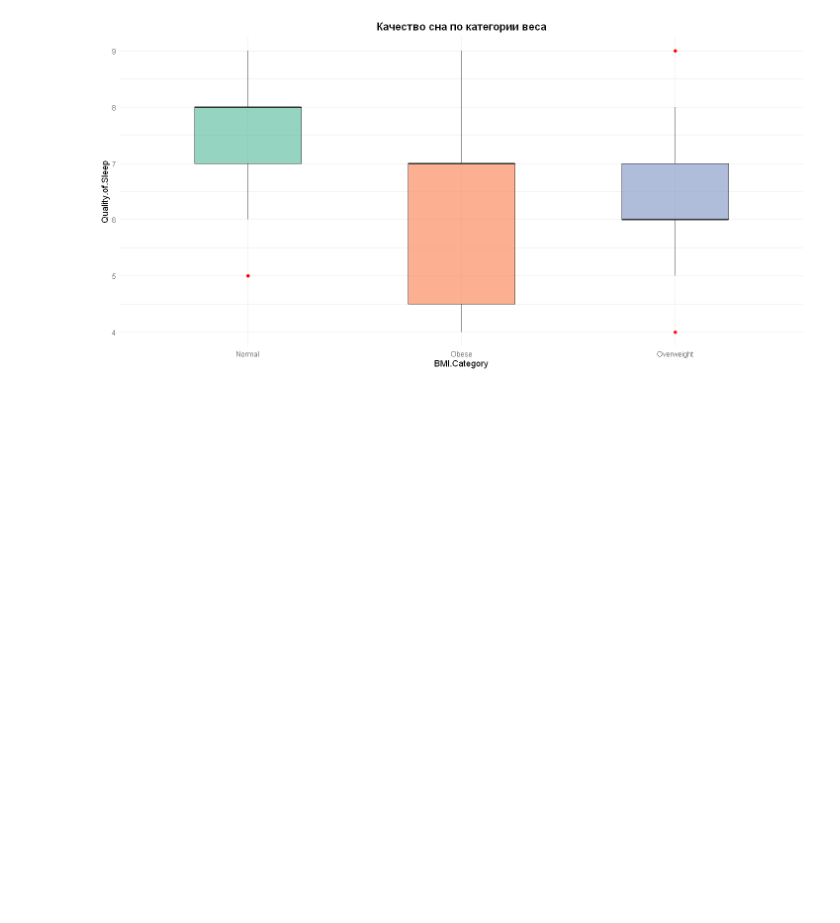
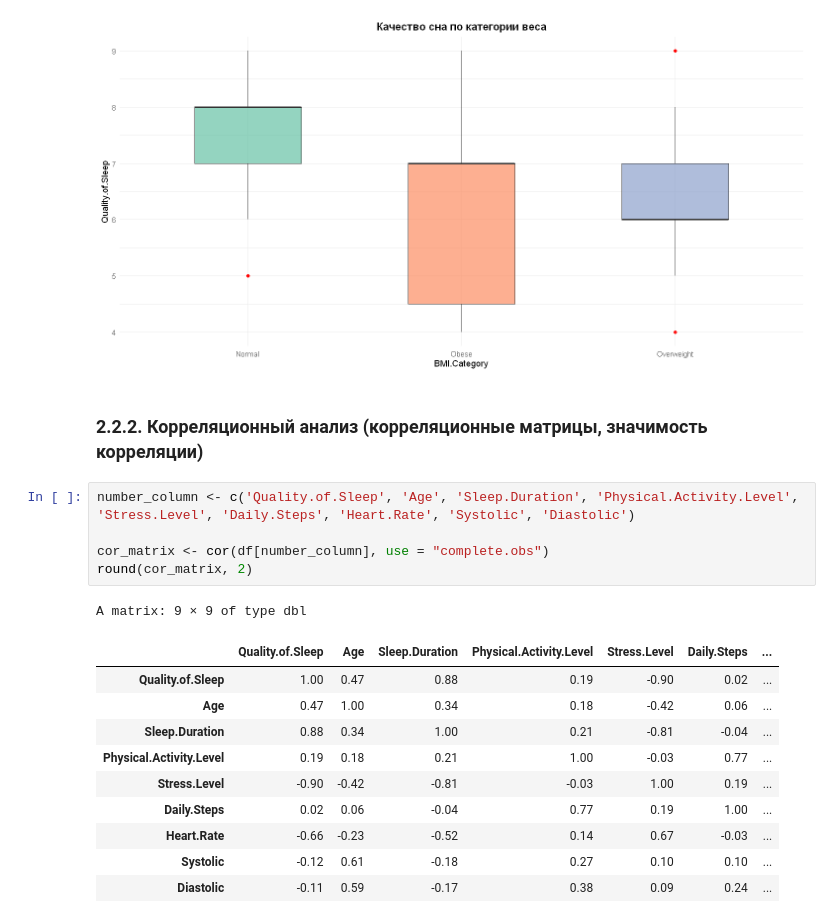
Before and after one commit to parababla/sleep_quality_analysis, a Jupyter notebook: sleep_quality_analysis.ipynb, the cells around one changed output. Cells and saved outputs as stored; diff of their text form; blank space fills up the shorter version.

```diff
--- a/sleep_quality_analysis.ipynb
+++ b/sleep_quality_analysis.ipynb
@@ -285,3 +299,22 @@ ggplot(df, aes(x = BMI.Category, y = Quality.of.Sleep, fill = BMI.Category)) +
 ggsave("materials/boxplot/bmi_category_quality_of_sleep_boxplot.png", width = 12, height = 6, dpi = 300)
 # %% [output]
 [figure]
+# %% [markdown]
+### 2.2.2. Корреляционный анализ (корреляционные матрицы, значимость корреляции)
+# %%
+number_column <- c('Quality.of.Sleep', 'Age', 'Sleep.Duration', 'Physical.Activity.Level', 'Stress.Level', 'Daily.Steps', 'Heart.Rate', 'Systolic', 'Diastolic')
+
+cor_matrix <- cor(df[number_column], use = "complete.obs")
+round(cor_matrix, 2)
+# %% [output]
+A matrix: 9 × 9 of type dbl
+|  | Quality.of.Sleep | Age | Sleep.Duration | Physical.Activity.Level | Stress.Level | Daily.Steps | ... |
+| Quality.of.Sleep | 1.00 | 0.47 | 0.88 | 0.19 | -0.90 | 0.02 | ... |
+| Age | 0.47 | 1.00 | 0.34 | 0.18 | -0.42 | 0.06 | ... |
+| Sleep.Duration | 0.88 | 0.34 | 1.00 | 0.21 | -0.81 | -0.04 | ... |
+| Physical.Activity.Level | 0.19 | 0.18 | 0.21 | 1.00 | -0.03 | 0.77 | ... |
+| Stress.Level | -0.90 | -0.42 | -0.81 | -0.03 | 1.00 | 0.19 | ... |
+| Daily.Steps | 0.02 | 0.06 | -0.04 | 0.77 | 0.19 | 1.00 | ... |
+| Heart.Rate | -0.66 | -0.23 | -0.52 | 0.14 | 0.67 | -0.03 | ... |
+| Systolic | -0.12 | 0.61 | -0.18 | 0.27 | 0.10 | 0.10 | ... |
+| Diastolic | -0.11 | 0.59 | -0.17 | 0.38 | 0.09 | 0.24 | ... |
```
Also changed, not shown: parts of 7 cells of this notebook.
